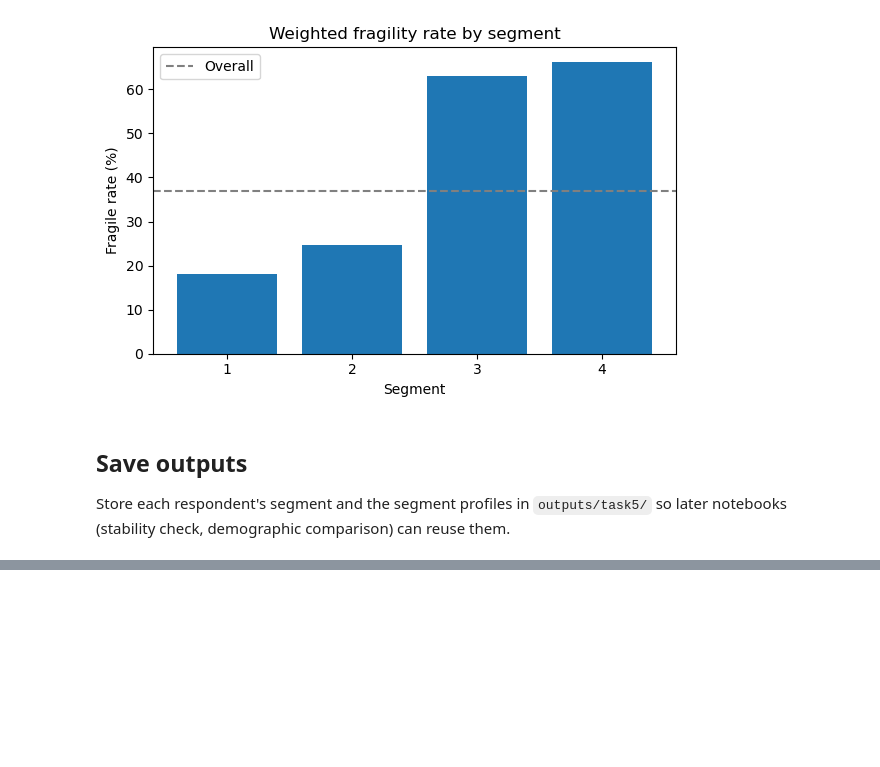
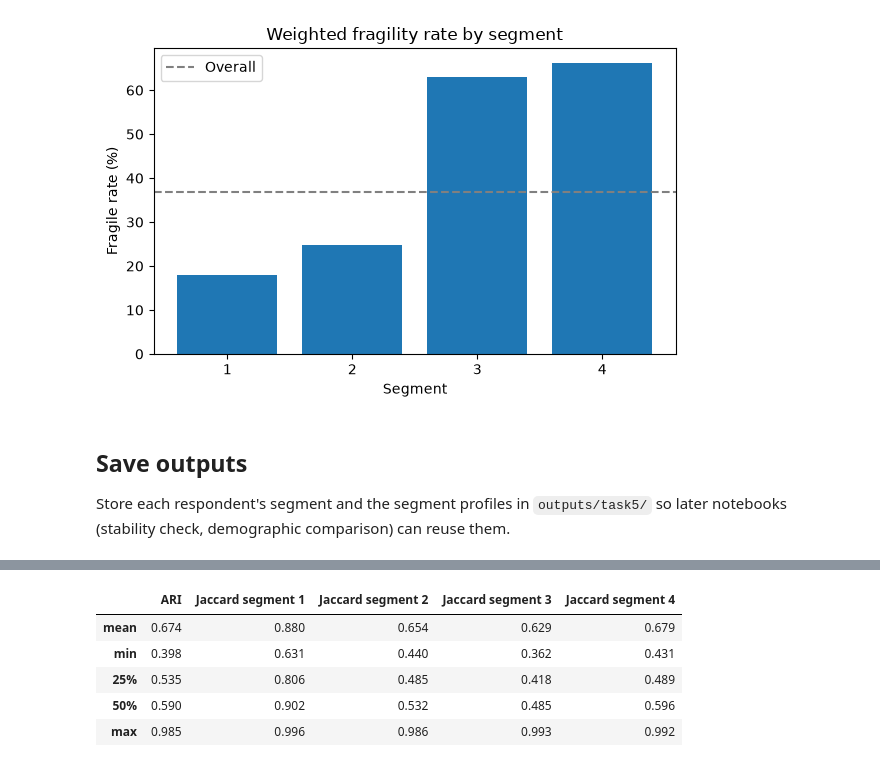
Before and after one commit to Break-Through-Tech/Thrivent-1A-financial-resilience-map, a Jupyter notebook: notebooks/09_segmentation.ipynb, the cells around one changed output, grey strips where cells are left out. Saved outputs shown, nothing was run; the diff lists cells and outputs as text; code cells hidden in the pictures; blank space fills up the shorter version.

```diff
--- a/notebooks/09_segmentation.ipynb
+++ b/notebooks/09_segmentation.ipynb
@@ -246,0 +257,25 @@ Saved segments for 12,934 respondents to outputs/task5
+# %%
+rng = np.random.default_rng(RANDOM_STATE)
+final_labels = data["segment"].to_numpy()
+
+stability_rows = []
+for b in range(N_BOOTSTRAP):
+    idx = rng.integers(0, len(data), len(data))
+    boot_model, _ = fit_segments(N_SEGMENTS, X_array[idx], weights[idx])
+    boot_labels = boot_model.predict(X_array, categorical=CATEGORICAL_INDEX)
+    row = {"resample": b + 1, "ARI": adjusted_rand_score(final_labels, boot_labels)}
+    for segment in range(1, N_SEGMENTS + 1):
+        in_segment = final_labels == segment
+        row[f"Jaccard segment {segment}"] = max(
+            (in_segment & (boot_labels == c)).sum() / (in_segment | (boot_labels == c)).sum()
+            for c in range(N_SEGMENTS))
+    stability_rows.append(row)
+stability = pd.DataFrame(stability_rows).set_index("resample")
+display(stability.describe().loc[["mean", "min", "25%", "50%", "max"]].round(3))
+# %% [output]
+|  | ARI | Jaccard segment 1 | Jaccard segment 2 | Jaccard segment 3 | Jaccard segment 4 |
+| mean | 0.674 | 0.880 | 0.654 | 0.629 | 0.679 |
+| min | 0.398 | 0.631 | 0.440 | 0.362 | 0.431 |
+| 25% | 0.535 | 0.806 | 0.485 | 0.418 | 0.489 |
+| 50% | 0.590 | 0.902 | 0.532 | 0.485 | 0.596 |
+| max | 0.985 | 0.996 | 0.986 | 0.993 | 0.992 |
```
Also changed, not shown: parts of 14 cells of this notebook, 3 other files.
